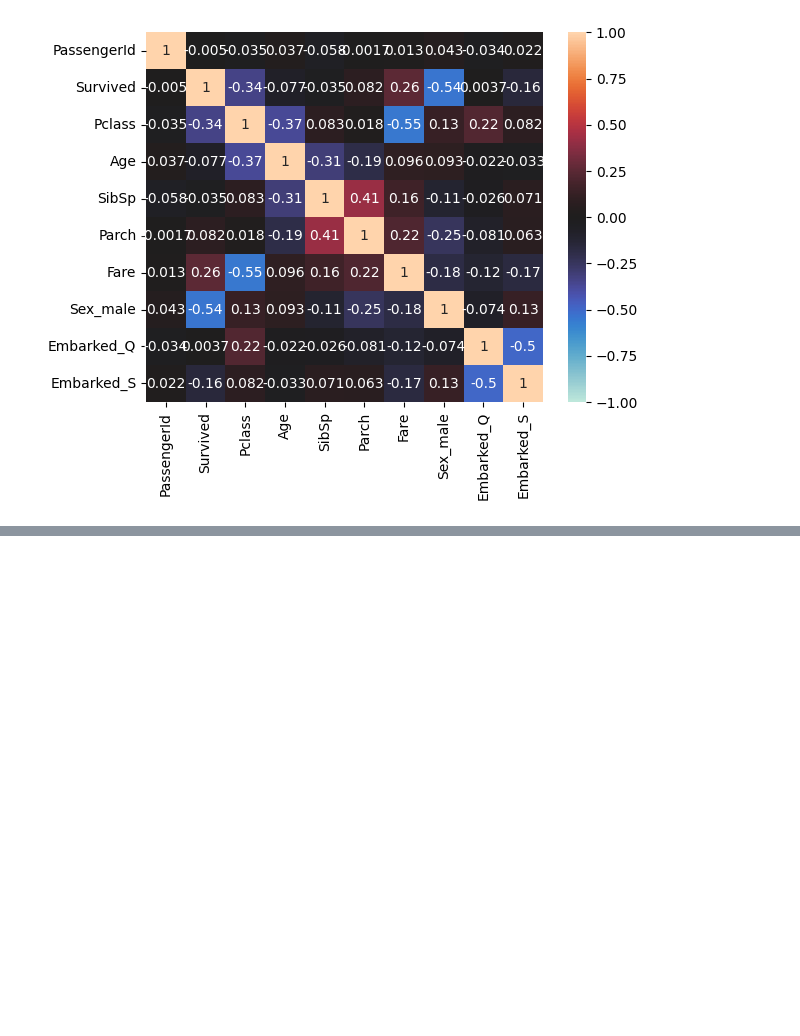
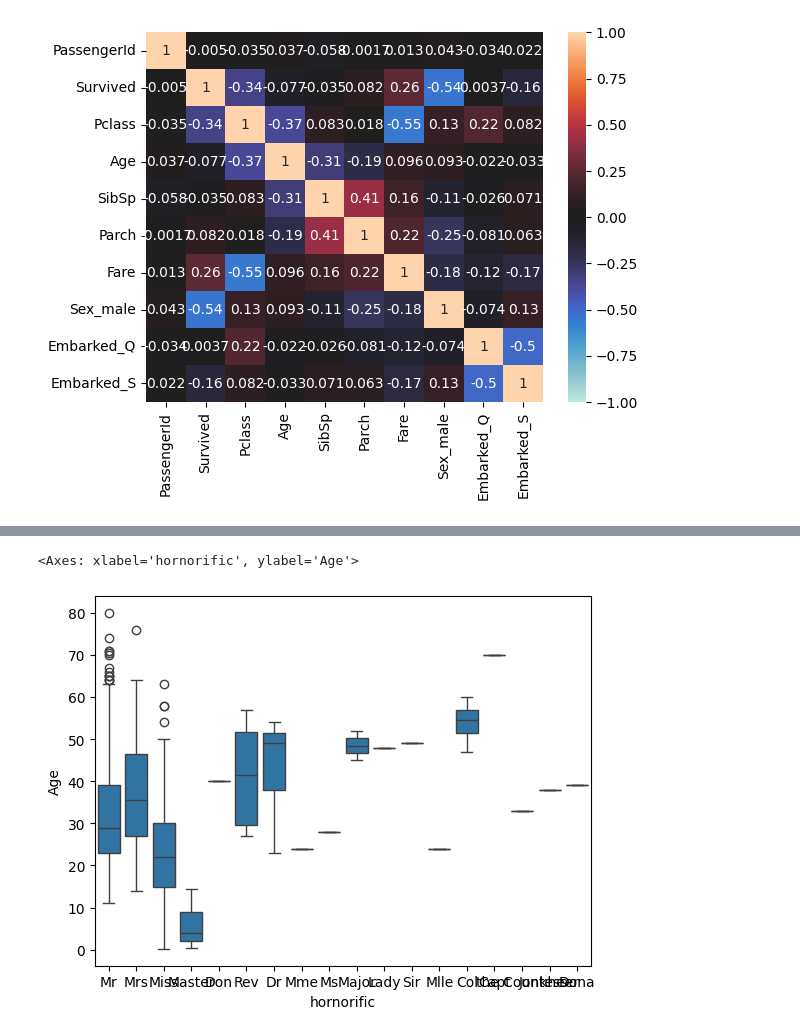
Before and after one commit to mattsum/kuIotBigdataclass, a Jupyter notebook: kaggle_titanic2.ipynb, the cells around one changed output, grey strips where cells are left out. Saved outputs shown, nothing was run; the diff lists cells and outputs as text; code cells hidden in the pictures; blank space fills up the shorter version.

```diff
--- a/kaggle_titanic2.ipynb
+++ b/kaggle_titanic2.ipynb
@@ -167,0 +270,3 @@ sns.heatmap(data_corr, vmax=1, vmin=-1, center=0, annot=True)
+# %%
+name_df =all_df["Name"].str.split("[,.]", expand=True)
+name_df
@@ -167,0 +287,7 @@ sns.heatmap(data_corr, vmax=1, vmin=-1, center=0, annot=True)
+# %%
+name_df.columns = ["family_name", "hornorific", "first_name", "None"]
+# %%
+name_df.drop(columns=["None"], inplace=True)
+name_df["family_name"] = name_df["family_name"].str.strip()
+name_df["hornorific"] = name_df["hornorific"].str.strip()
+name_df["first_name"] = name_df["first_name"].str.strip
@@ -167,0 +317,3 @@ sns.heatmap(data_corr, vmax=1, vmin=-1, center=0, annot=True)
+# %%
+all_df = pd.concat([all_df, name_df], axis=1)
+all_df.info()
@@ -167,0 +338,5 @@ sns.heatmap(data_corr, vmax=1, vmin=-1, center=0, annot=True)
+# %%
+sns.boxplot(x="hornorific", y="Age", data=all_df)
+# %% [output]
+<Axes: xlabel='hornorific', ylabel='Age'>
+[figure, added]
```
Also changed, not shown: parts of 21 cells of this notebook.
